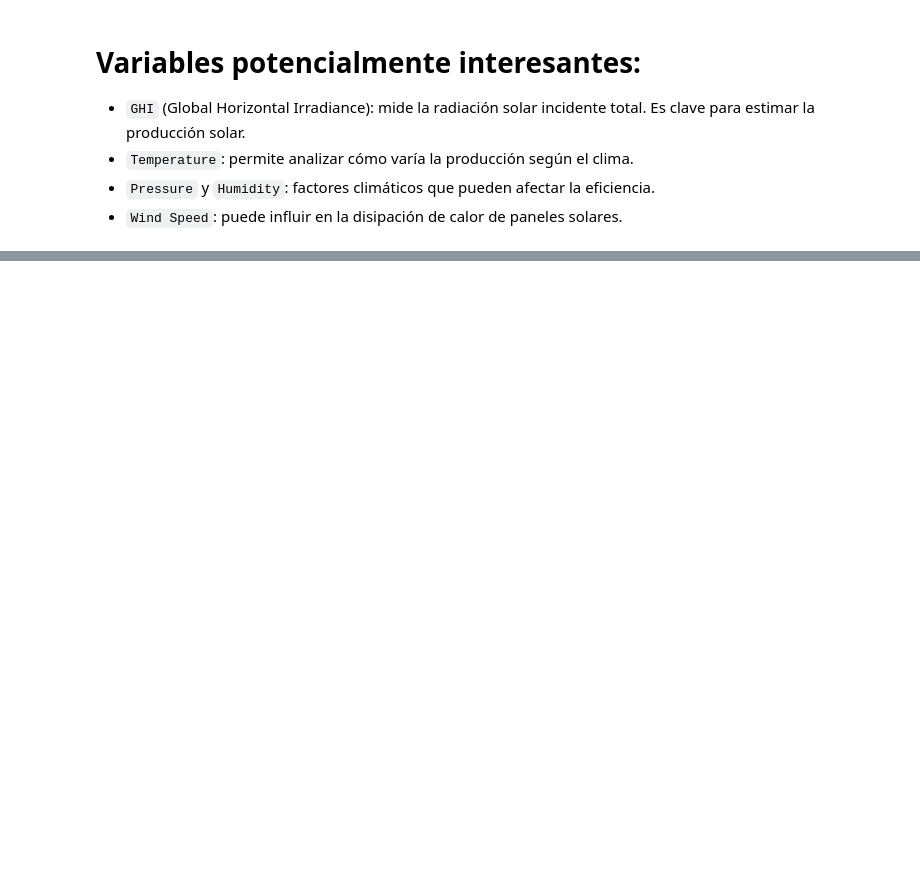
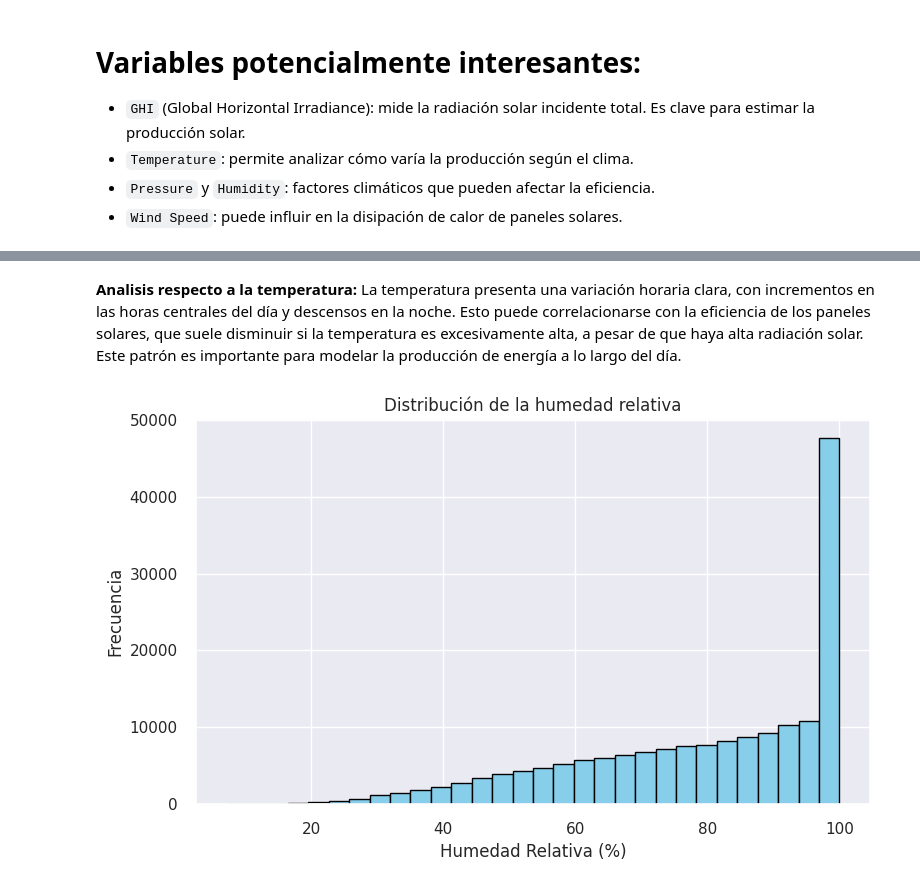
Before and after one commit to Pelado91/data-science-1, a Jupyter notebook: Generacion_Solar_Metzler.ipynb, the cells around one changed output, grey strips where cells are left out. Drawn from its saved outputs; the diff is of its cells as text; code cells hidden in the pictures; blank space fills up the shorter version.

```diff
--- a/Generacion_Solar_Metzler.ipynb
+++ b/Generacion_Solar_Metzler.ipynb
@@ -58,0 +113,14 @@ memory usage: 24.1 MB
+# %% [markdown]
+**Analisis respecto a la temperatura:** La temperatura presenta una variación horaria clara, con incrementos en las horas centrales del día y descensos en la noche. Esto puede correlacionarse con la eficiencia de los paneles solares, que suele disminuir si la temperatura es excesivamente alta, a pesar de que haya alta radiación solar. Este patrón es importante para modelar la producción de energía a lo largo del día.
+# %%
+#Histograma de humedad relativa
+plt.figure(figsize=(8, 5))
+plt.hist(df["Relative Humidity"].dropna(), bins=30, color="skyblue", edgecolor="black")
+plt.title("Distribución de la humedad relativa")
+plt.xlabel("Humedad Relativa (%)")
+plt.ylabel("Frecuencia")
+plt.grid(True)
+plt.tight_layout()
+plt.show()
+# %% [output]
+[figure, added]
```
Also changed, not shown: parts of 17 cells of this notebook.
